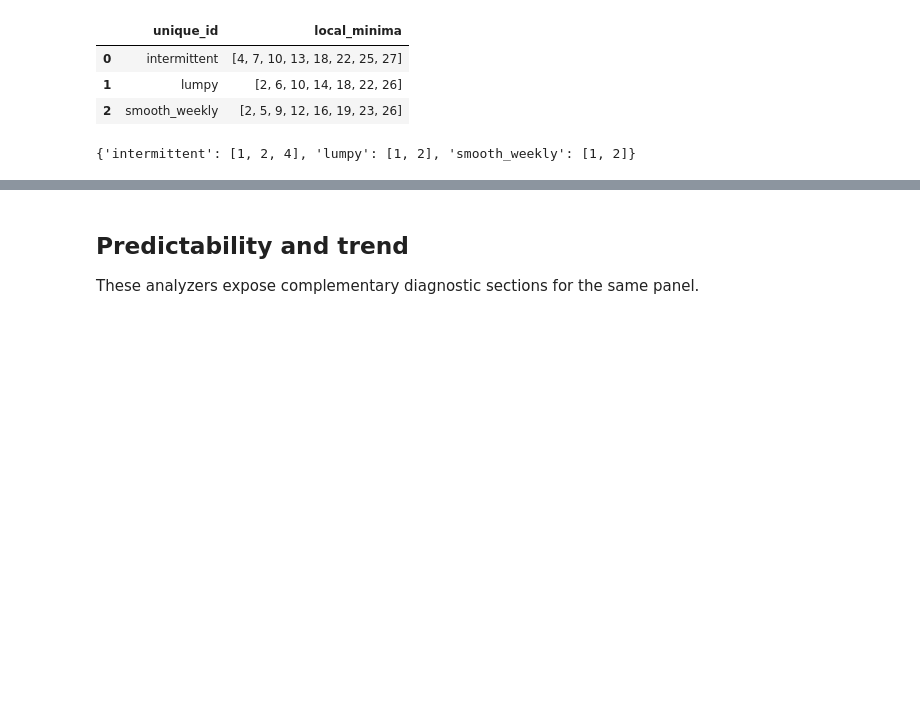
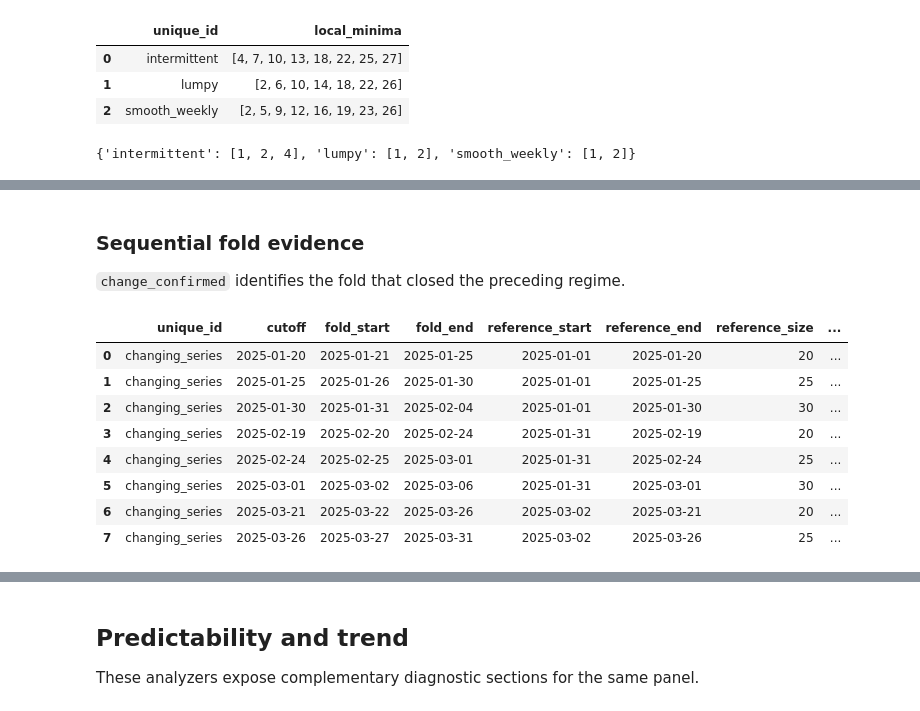
Before and after one commit to heylucasleao/tinyshift, a Jupyter notebook: tinyshift/examples/diagnostic.ipynb, the cells around one changed output, grey strips where cells are left out. Cells and saved outputs as stored; diff of their text form; code cells hidden in the pictures; blank space fills up the shorter version.

```diff
--- a/tinyshift/examples/diagnostic.ipynb
+++ b/tinyshift/examples/diagnostic.ipynb
@@ -141,0 +151,18 @@ pami.lags(mode="short", short=2, fallback=1)
+# %%
+regime_rng = np.random.default_rng(7)
+regime_dates = pd.date_range("2025-01-01", periods=90, freq="D")
+regime_values = np.concatenate([
+    regime_rng.normal(10, 1, 30),
+    regime_rng.normal(20, 1, 30),
+    regime_rng.normal(20, 5, 30),
+])
+regime_df = pd.DataFrame({
+    "unique_id": "changing_series",
+    "ds": regime_dates,
+    "y": regime_values,
+})
+stability = TemporalStabilityAnalyzer(
+    horizon=5,
+    min_reference_windows=4,
+    confirmation_windows=1,
+).fit(regime_df)
@@ -141,0 +176,16 @@ pami.lags(mode="short", short=2, fallback=1)
+# %% [markdown]
+### Sequential fold evidence
+
+`change_confirmed` identifies the fold that closed the preceding regime.
+# %%
+stability.windows()
+# %% [output]
+|  | unique_id | cutoff | fold_start | fold_end | reference_start | reference_end | reference_size | ... |
+| 0 | changing_series | 2025-01-20 | 2025-01-21 | 2025-01-25 | 2025-01-01 | 2025-01-20 | 20 | ... |
+| 1 | changing_series | 2025-01-25 | 2025-01-26 | 2025-01-30 | 2025-01-01 | 2025-01-25 | 25 | ... |
+| 2 | changing_series | 2025-01-30 | 2025-01-31 | 2025-02-04 | 2025-01-01 | 2025-01-30 | 30 | ... |
+| 3 | changing_series | 2025-02-19 | 2025-02-20 | 2025-02-24 | 2025-01-31 | 2025-02-19 | 20 | ... |
+| 4 | changing_series | 2025-02-24 | 2025-02-25 | 2025-03-01 | 2025-01-31 | 2025-02-24 | 25 | ... |
+| 5 | changing_series | 2025-03-01 | 2025-03-02 | 2025-03-06 | 2025-01-31 | 2025-03-01 | 30 | ... |
+| 6 | changing_series | 2025-03-21 | 2025-03-22 | 2025-03-26 | 2025-03-02 | 2025-03-21 | 20 | ... |
+| 7 | changing_series | 2025-03-26 | 2025-03-27 | 2025-03-31 | 2025-03-02 | 2025-03-26 | 25 | ... |
```
Also changed, not shown: parts of 8 cells of this notebook, 7 other files.
